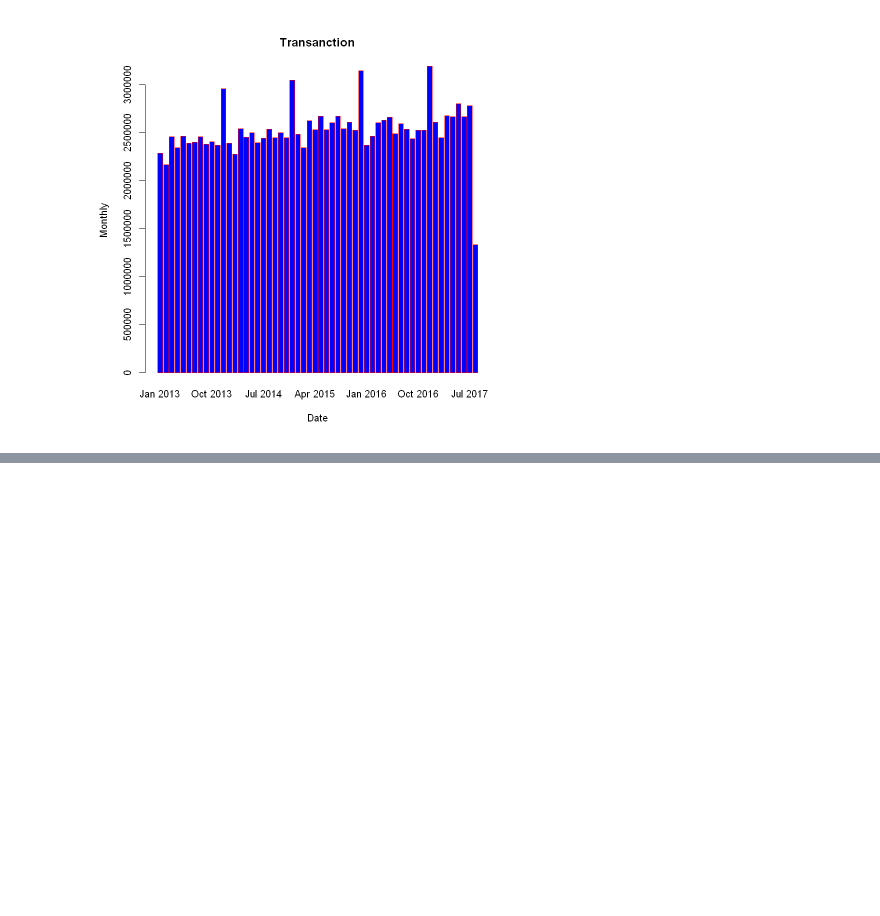
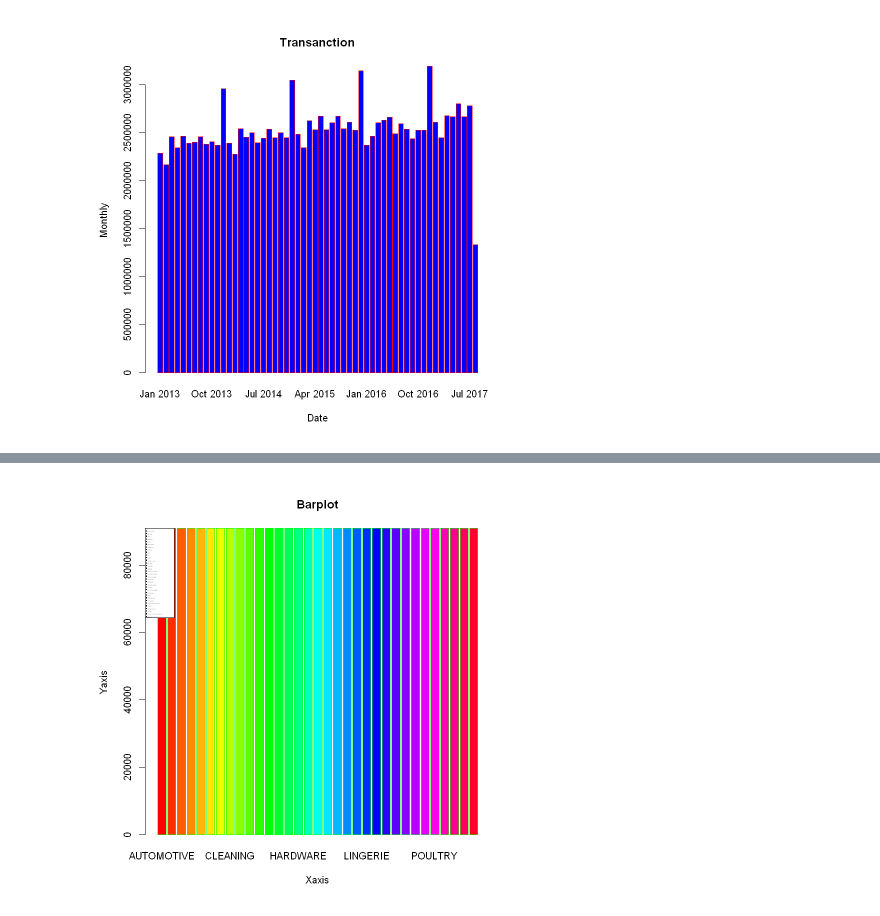
Before and after one commit to u-r-a-bot/R_tuts, a Jupyter notebook: week_1/data_visualisation_1.ipynb, the cells around one changed output, grey strips where cells are left out. Saved outputs shown, nothing was run; the diff lists cells and outputs as text; code cells hidden in the pictures; blank space fills up the shorter version.

```diff
--- a/week_1/data_visualisation_1.ipynb
+++ b/week_1/data_visualisation_1.ipynb
@@ -87,0 +81,5 @@ A data.frame: 6 × 1
+# %%
+store_sales_data = read.csv("Data/store-forecasting/train.csv")
+head(store_sales_data)
+store_sales_data$family = as.factor(store_sales_data$family)
+levels(store_sales_data$family)
@@ -87,0 +113,6 @@ A data.frame: 6 × 1
+# %%
+barplot(table(store_sales_data$family), main = "Barplot", col = rainbow(length(levels(store_sales_data$family))),
+        ylab = "Yaxis", xlab = "Xaxis", border = "Green")
+legend("topleft", levels(store_sales_data$family), fill = rainbow(length(levels(store_sales_data$family))), cex = 0.1)
+# %% [output]
+[figure, added]
```
Also changed, not shown: parts of 20 cells of this notebook, 2 other files.
